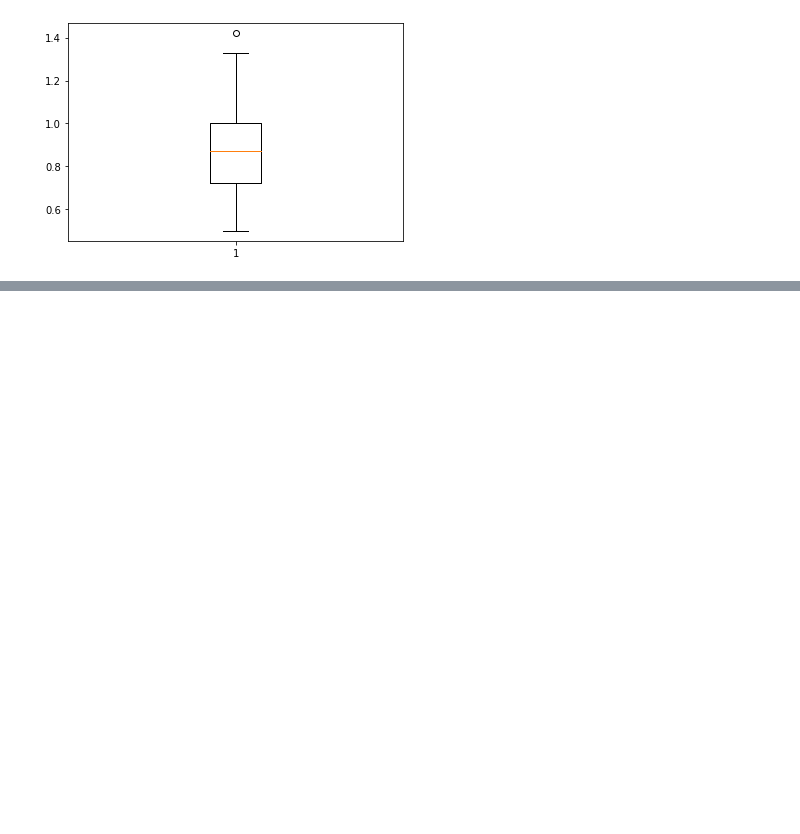
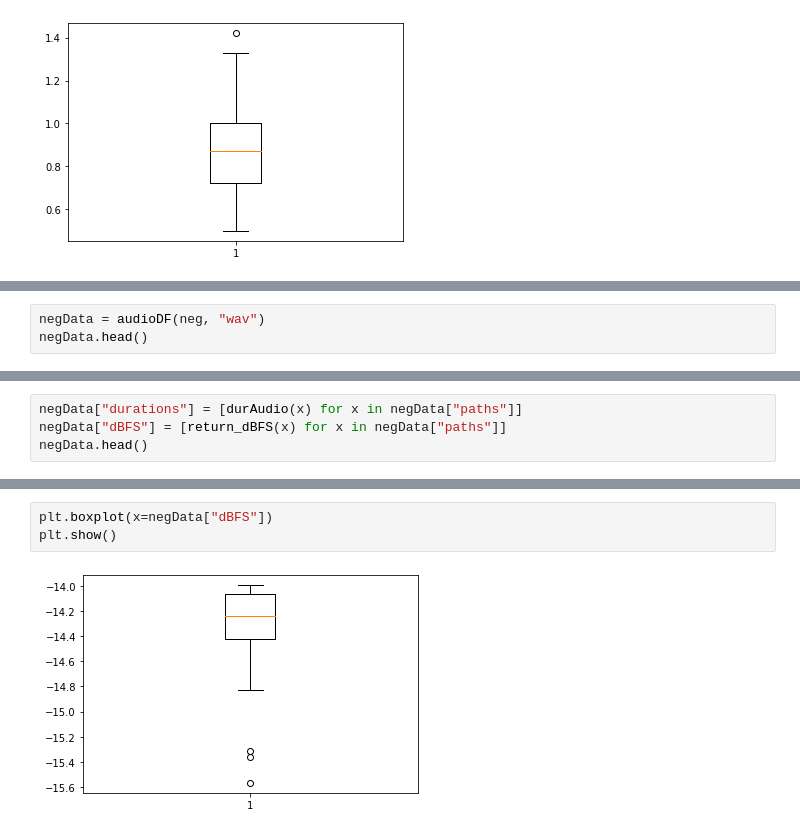
Before and after one commit to OmkarParab-source/WWmodule, a Jupyter notebook: data_analysis.ipynb, the cells around one changed output, grey strips where cells are left out. Saved outputs shown, nothing was run; the diff lists cells and outputs as text; blank space fills up the shorter version.

```diff
--- a/data_analysis.ipynb
+++ b/data_analysis.ipynb
@@ -62,0 +74,3 @@ plt.show()
+# %%
+negData = audioDF(neg, "wav")
+negData.head()
@@ -62,0 +84,4 @@ plt.show()
+# %%
+negData["durations"] = [durAudio(x) for x in negData["paths"]]
+negData["dBFS"] = [return_dBFS(x) for x in negData["paths"]]
+negData.head()
@@ -62,0 +107,5 @@ plt.show()
+# %%
+plt.boxplot(x=negData["dBFS"])
+plt.show()
+# %% [output]
+[figure, added]
```
Also changed, not shown: parts of 9 cells of this notebook, 11 other files.
